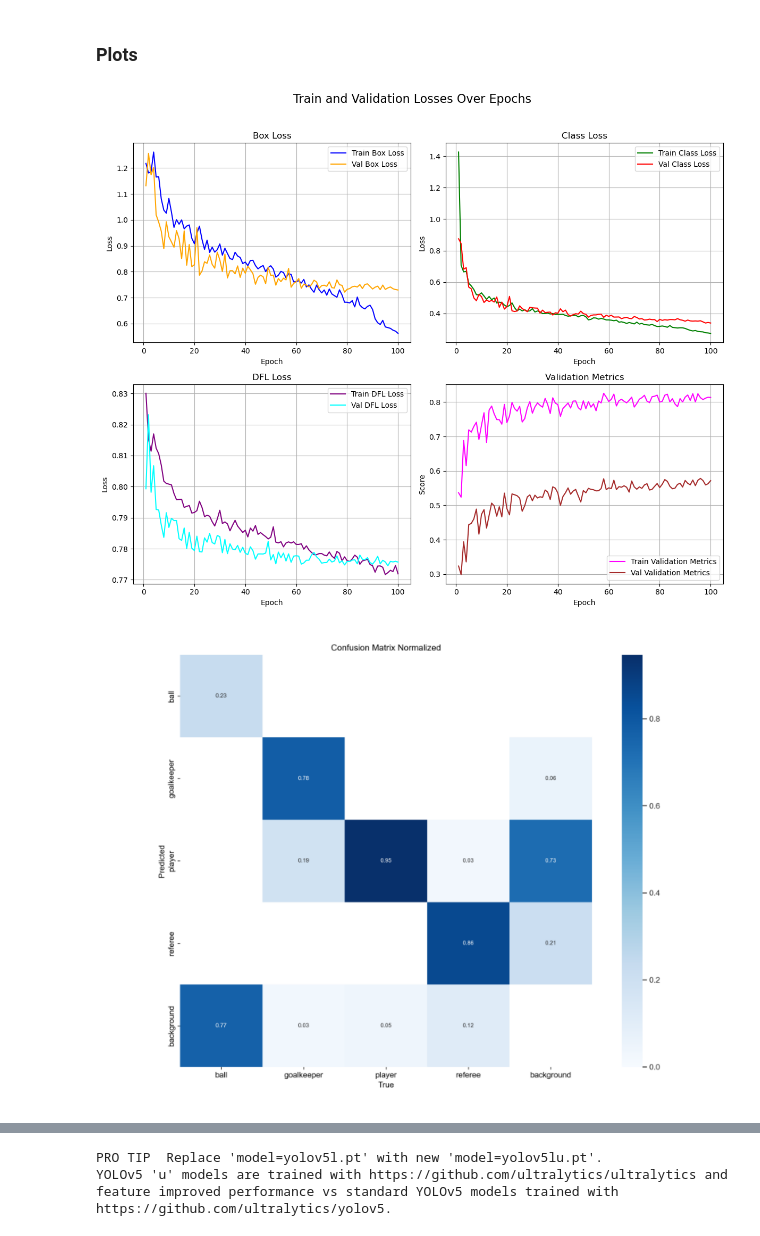
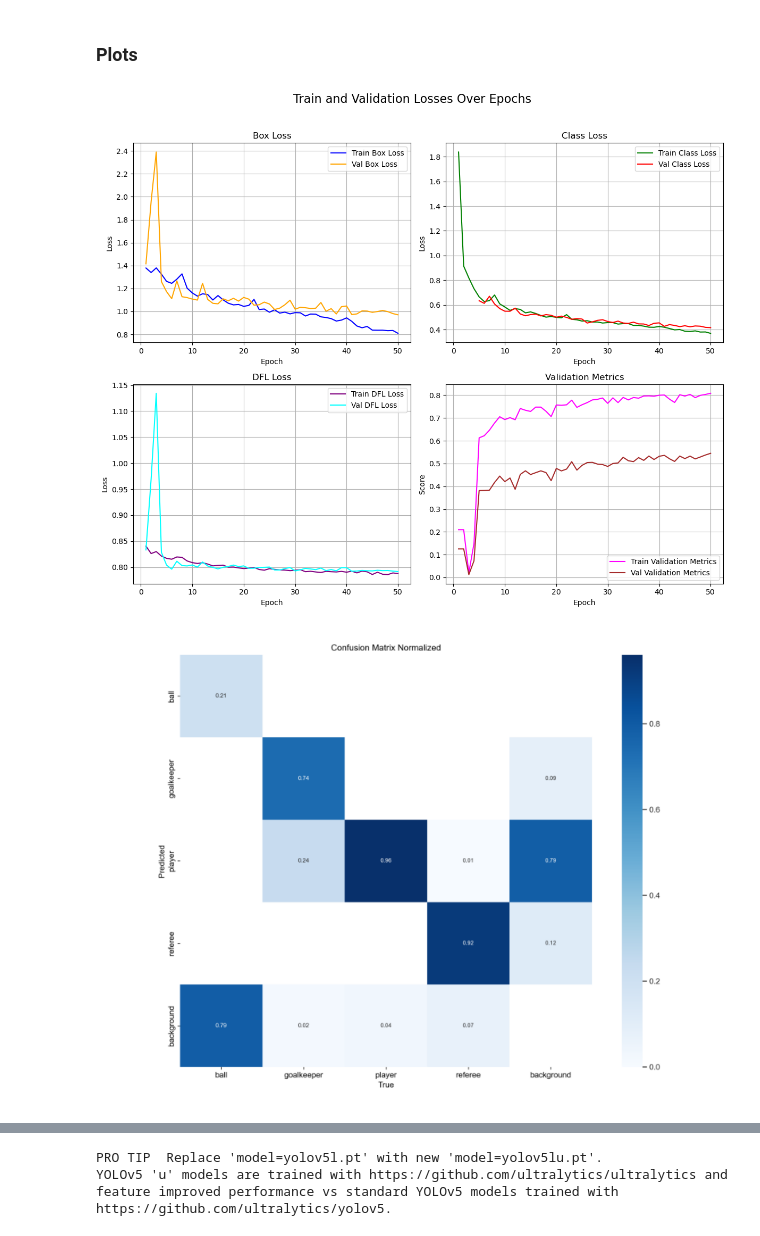
Before and after one commit to SianiEmanuele/AIxFootballAnalysis, a Jupyter notebook: src/training/yolo_training.ipynb, the cells around one changed output, grey strips where cells are left out. Cells and saved outputs as stored; diff of their text form; code cells hidden in the pictures.

Commit message:
+ YOLO 5-8-9c training

```diff
--- a/src/training/yolo_training.ipynb
+++ b/src/training/yolo_training.ipynb
@@ -255,15 +257,15 @@ task: 'detect'
 # %% [markdown]
 ### Plots
 # %%
-results_path = os.path.join(cwd, "runs", "detect", "YOLO_version_train/v8L", "results.csv")
+results_path = os.path.join(cwd, "yolo_football_analysis", "yolo8L_dataset_v0", "results.csv")
 data = pd.read_csv(results_path)
 plot_losses(data)
 # %% [output]
-[figure, old version]
+[figure, new version]
 # %%
 # load and show confusion matrix
-matrix_path = os.path.join(cwd, "runs", "detect", "YOLO_version_train/v8L", "confusion_matrix_normalized.png")
+matrix_path = os.path.join(cwd, "yolo_football_analysis", "yolo8L_dataset_v0", "confusion_matrix_normalized.png")
 plot_confusion_matrix(matrix_path)
 # %% [output]
-[figure, old version]
+[figure, new version]
 # %% [markdown]
```
Also changed, not shown: parts of 15 cells of this notebook.
